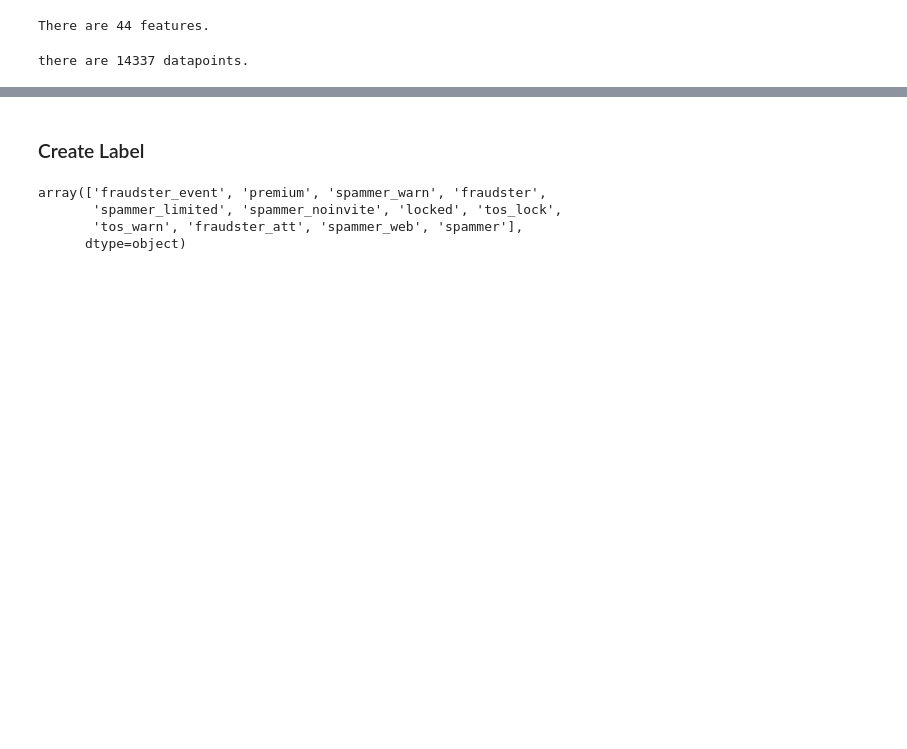
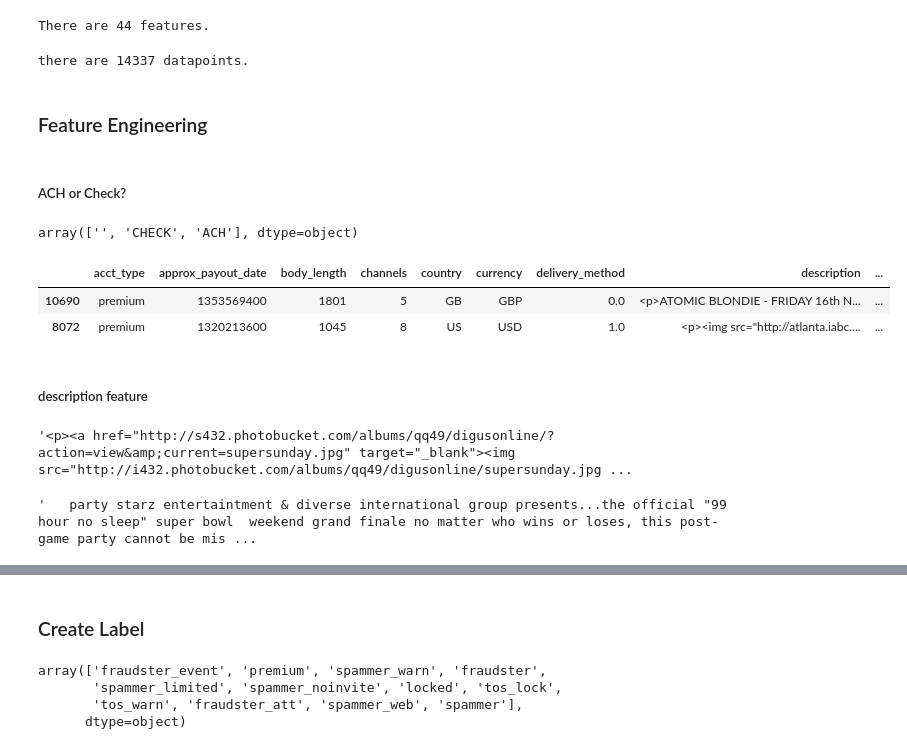
Before and after one commit to david-yang2/who_is_the_fraud, a Jupyter notebook: EDA.ipynb, the cells around one changed output, grey strips where cells are left out. Saved outputs shown, nothing was run; the diff lists cells and outputs as text; code cells hidden in the pictures; blank space fills up the shorter version.

```diff
--- a/EDA.ipynb
+++ b/EDA.ipynb
@@ -28,3 +28,28 @@ There are 44 features.
 print ("there are {} datapoints.".format(data.shape[0]))
 # %% [output]
 there are 14337 datapoints.
+# %% [markdown]
+### Feature Engineering
+# %% [markdown]
+##### ACH or Check?
+# %%
+data.payout_type.unique()
+# %% [output]
+array(['', 'CHECK', 'ACH'], dtype=object)
+# %%
+payout_type = pd.get_dummies(data.payout_type)
+# %%
+data = data.join(payout_type)
+# %%
+data.sample(2)
+# %% [output]
+|  | acct_type | approx_payout_date | body_length | channels | country | currency | delivery_method | description | ... |
+| 10690 | premium | 1353569400 | 1801 | 5 | GB | GBP | 0.0 | <p>ATOMIC BLONDIE - FRIDAY 16th N... | ... |
+| 8072 | premium | 1320213600 | 1045 | 8 | US | USD | 1.0 | <p><img src="http://atlanta.iabc.... | ... |
+# %% [markdown]
+##### description feature
+# %%
+#what's in the decription for the first event?
+data.description.iloc[0]
+# %% [output]
+'<p><a href="http://s432.photobucket.com/albums/qq49/digusonline/?action=view&amp;current=supersunday.jpg" target="_blank"><img src="http://i432.photobucket.com/albums/qq49/digusonline/supersunday.jpg ...
@@ -30,0 +62,4 @@ there are 14337 datapoints.
+# %%
+soup
+# %% [output]
+'   party starz entertaintment & diverse international group presents...the official "99 hour no sleep" super bowl  weekend grand finale no matter who wins or loses, this post-game party cannot be mis ...
```
Also changed, not shown: parts of 29 cells of this notebook.
